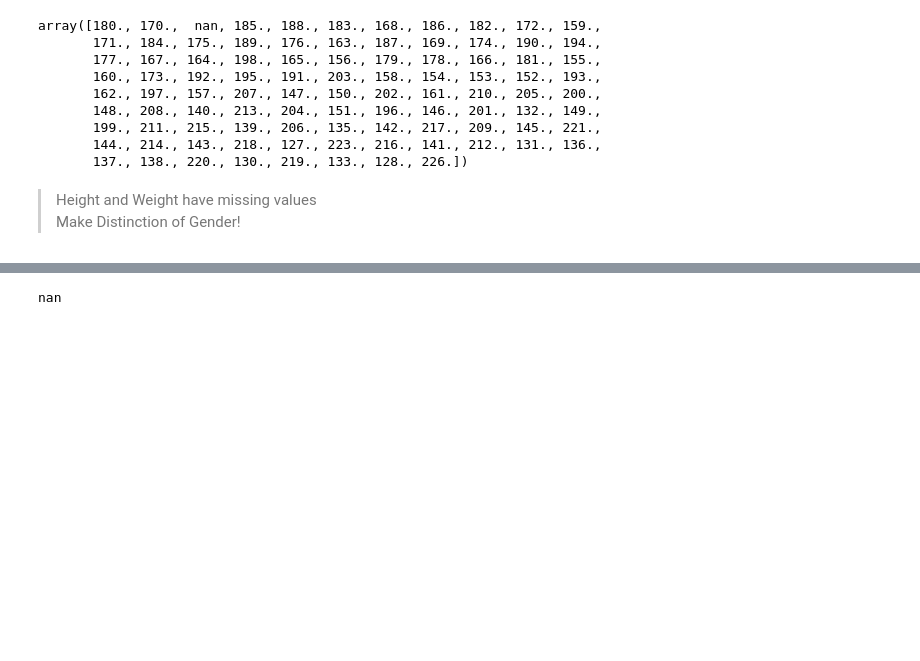
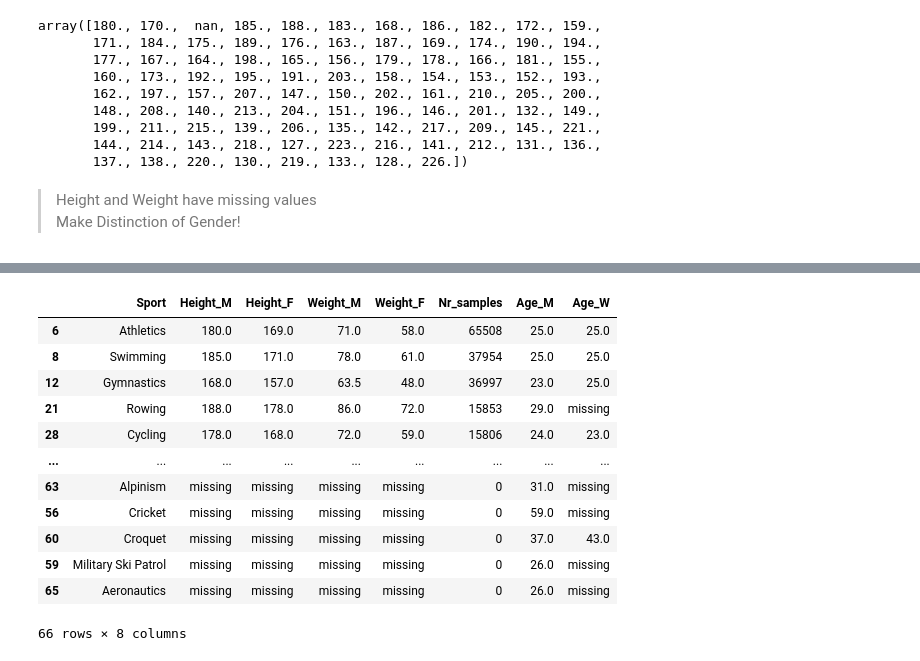
Before and after one commit to jacquesstimolo/Group_Project_ML, a Jupyter notebook: Data_Cleaning.ipynb, the cells around one changed output, grey strips where cells are left out. Saved outputs shown, nothing was run; the diff lists cells and outputs as text; code cells hidden in the pictures; blank space fills up the shorter version.

```diff
--- a/Data_Cleaning.ipynb
+++ b/Data_Cleaning.ipynb
@@ -149,4 +183,43 @@ Aeronautics Weight: (1, 'missing') 0
-# %%
-np.median([])
-# %% [output]
-nan
+# %%
+median_ages_m = []
+median_ages_w = []
+
+for key_sport in df.Sport.unique():
+    for i in range(2):
+
+        lis = []
+        for elem in df[(df['Sport'] == key_sport) & (df['Sex'] == i)]['Age']:
+            if isNaN(elem):
+                continue
+            else:
+                lis.append(elem)
+
+        if lis == []:
+            if i == 0:
+                median_ages_m.append('missing')
+            else:
+                median_ages_w.append('missing')
+        else:
+            if i == 0:
+                median_ages_m.append(np.median(lis))
+            else:
+                median_ages_w.append(np.median(lis))
+
+
+df1['Age_M'] = median_ages_m
+df1['Age_W'] = median_ages_w
+df1
+# %% [output]
+|  | Sport | Height_M | Height_F | Weight_M | Weight_F | Nr_samples | Age_M | Age_W |
+| 6 | Athletics | 180.0 | 169.0 | 71.0 | 58.0 | 65508 | 25.0 | 25.0 |
+| 8 | Swimming | 185.0 | 171.0 | 78.0 | 61.0 | 37954 | 25.0 | 25.0 |
+| 12 | Gymnastics | 168.0 | 157.0 | 63.5 | 48.0 | 36997 | 23.0 | 25.0 |
+| 21 | Rowing | 188.0 | 178.0 | 86.0 | 72.0 | 15853 | 29.0 | missing |
+| 28 | Cycling | 178.0 | 168.0 | 72.0 | 59.0 | 15806 | 24.0 | 23.0 |
+| ... | ... | ... | ... | ... | ... | ... | ... | ... |
+| 63 | Alpinism | missing | missing | missing | missing | 0 | 31.0 | missing |
+| 56 | Cricket | missing | missing | missing | missing | 0 | 59.0 | missing |
+| 60 | Croquet | missing | missing | missing | missing | 0 | 37.0 | 43.0 |
+| 59 | Military Ski Patrol | missing | missing | missing | missing | 0 | 26.0 | missing |
+| 65 | Aeronautics | missing | missing | missing | missing | 0 | 26.0 | missing |
+66 rows × 8 columns
```
Also changed, not shown: parts of 23 cells of this notebook, 1 other file.
